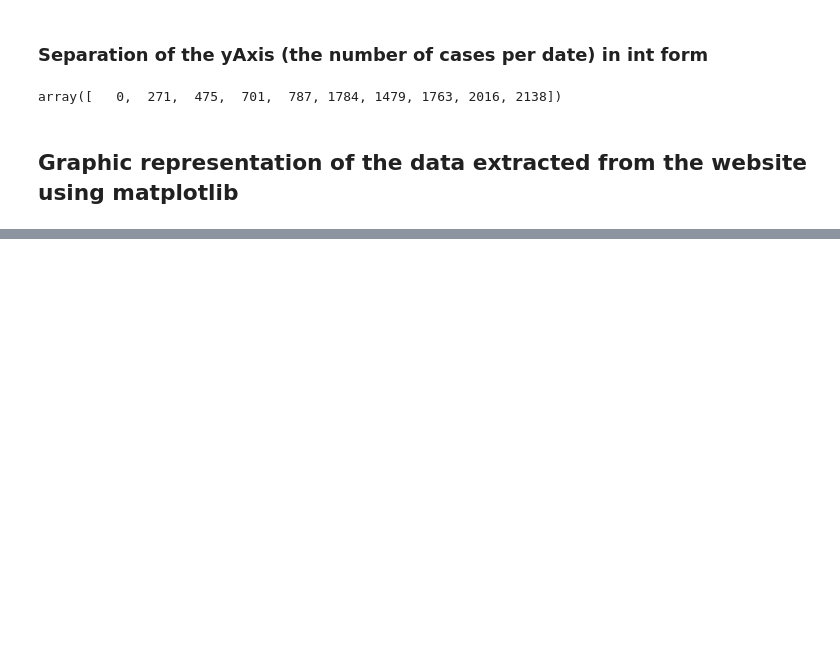
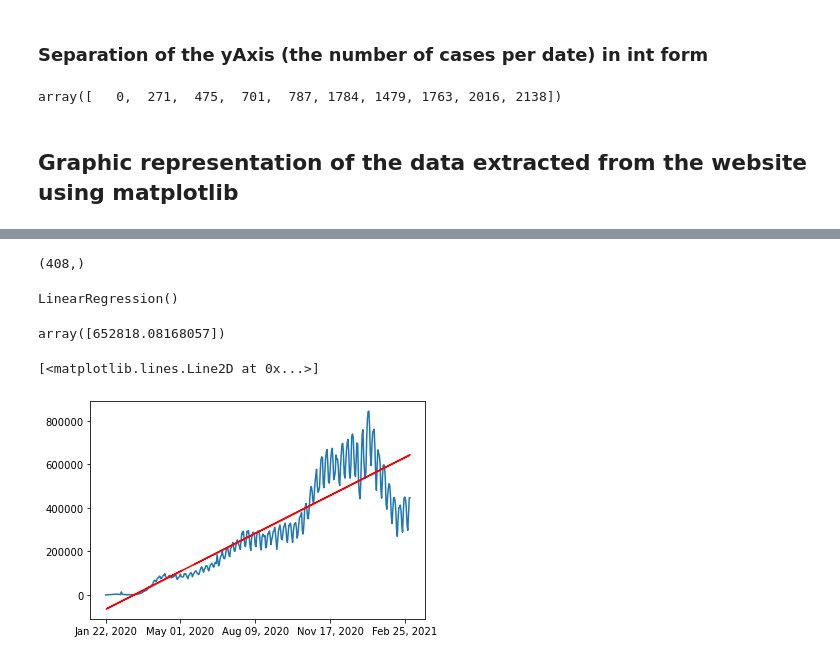
Before and after one commit to ncgo/VisionPorComputadora, a Jupyter notebook: Actividad1/Equipo1.ipynb, the cells around one changed output, grey strips where cells are left out. Drawn from its saved outputs; the diff is of its cells as text; code cells hidden in the pictures; blank space fills up the shorter version.

```diff
--- a/Actividad1/Equipo1.ipynb
+++ b/Actividad1/Equipo1.ipynb
@@ -99,0 +124,3 @@ ax.plot(xAxis,yAxis)
+# %%
+x = x.reshape(-1,1)
+x.shape
@@ -99,0 +145,31 @@ ax.plot(xAxis,yAxis)
+# %%
+yAxis
+# %% [output]
+(408,)
+# %%
+from sklearn.linear_model import LinearRegression
+lr = LinearRegression()
+# %%
+from sklearn.model_selection import train_test_split
+
+X_train, X_test, y_train, y_test = train_test_split(x,yAxis,test_size=0.33,random_state=42)
+# %%
+lr.fit(X_train,y_train)
+# %% [output]
+LinearRegression()
+# %%
+lr.predict([[412]])
+# %% [output]
+array([652818.08168057])
+# %%
+ax = plt.axes()
+# plt.xlabel("Days")
+# plt.ylabel("# of cases")
+# plt.title("Daily Cases of Covid")
+# plt.plot(xAxis,yAxis,color="orange")
+ax.xaxis.set_major_locator(plt.MaxNLocator(5))
+ax.plot(xAxis,yAxis)
+plt.plot(X_train, lr.predict(X_train),color='red')
+# %% [output]
+[<matplotlib.lines.Line2D at 0x...>]
+[figure, added]
```
Also changed, not shown: parts of 4 cells of this notebook.
